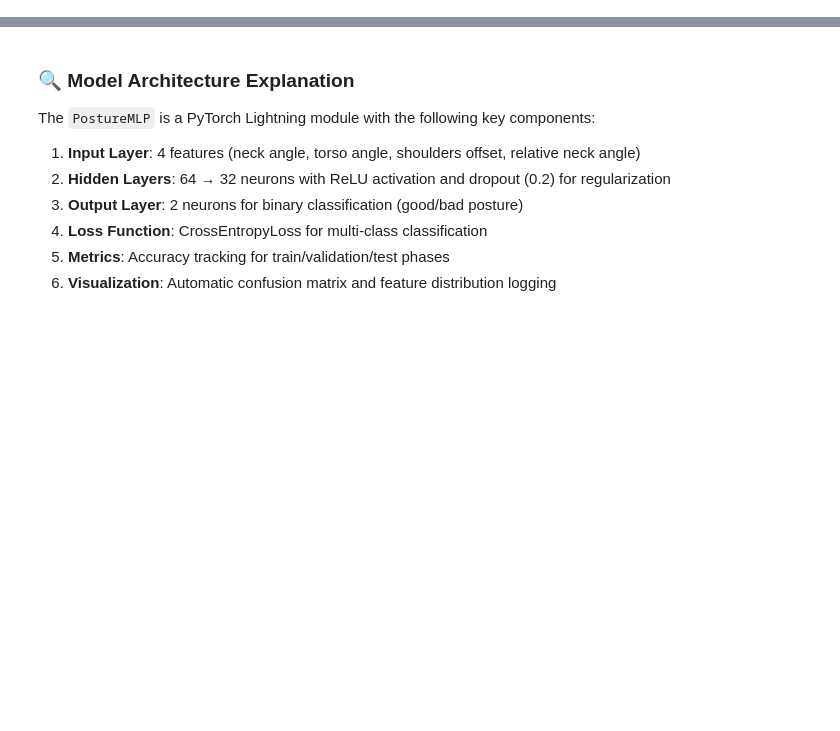
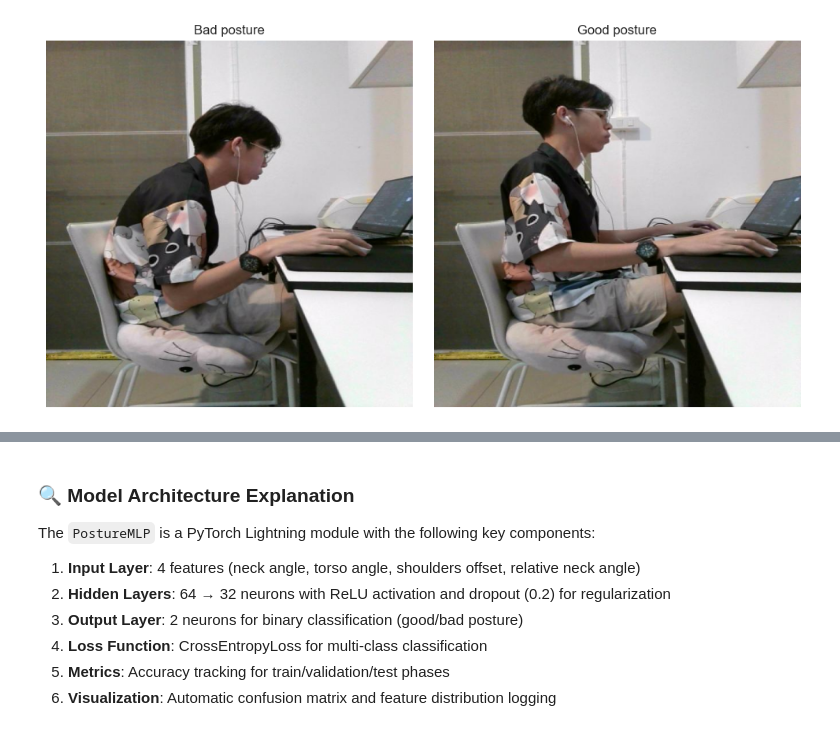
Before and after one commit to Federiko9811/iot-project, a Jupyter notebook: federated/notebook.ipynb, the cells around one changed output, grey strips where cells are left out. Cells and saved outputs as stored; diff of their text form; code cells hidden in the pictures; blank space fills up the shorter version.

```diff
--- a/federated/notebook.ipynb
+++ b/federated/notebook.ipynb
@@ -51,0 +110,23 @@ The project works with posture data containing 4 key features:
+# %%
+# Visualize two example images from the dataset: one with pneumonia and one normal
+
+img_path1 = '../datasets/bad_posture_image.jpg'
+img_path2 = '../datasets/good_posture_image.jpg'
+
+img1 = Image.open(img_path1)
+img2 = Image.open(img_path2)
+
+fig, axes = plt.subplots(1, 2, figsize=(10, 5))
+axes[0].imshow(img1)
+axes[0].set_title('Bad posture')
+axes[0].axis('off')
+
+axes[1].imshow(img2)
+axes[1].set_title('Good posture')
+axes[1].axis('off')
+
+plt.tight_layout()
+plt.show()
+plt.close()
+# %% [output]
+[figure, added]
```
Also changed, not shown: parts of 31 cells of this notebook, 6 other files.
